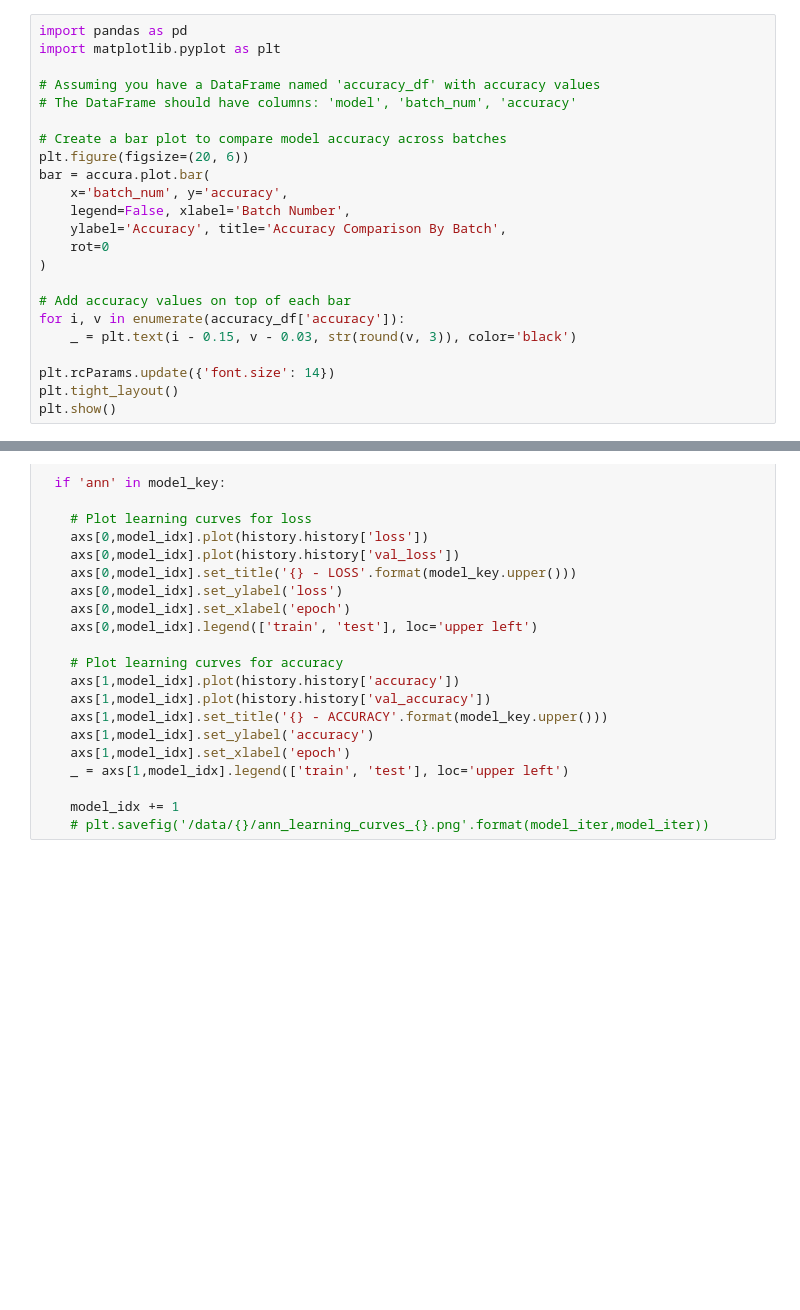
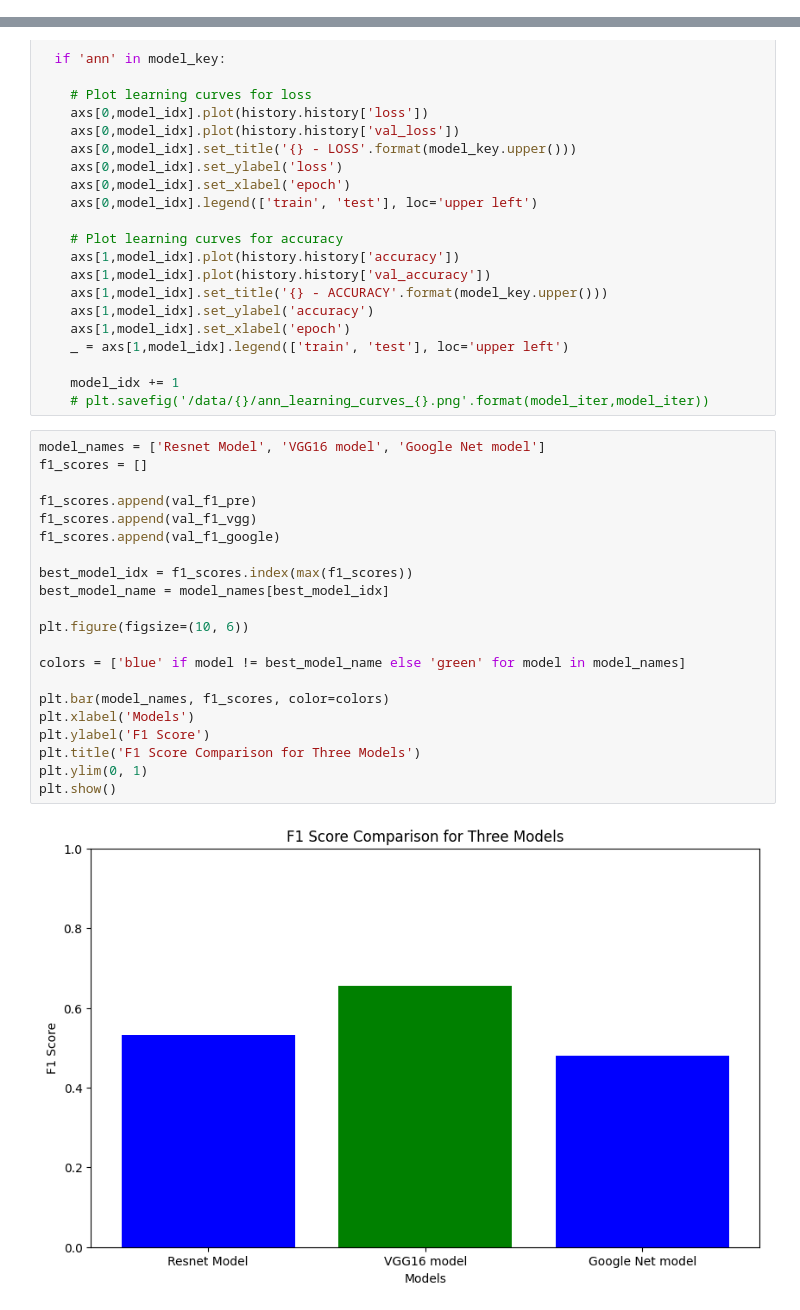
Before and after one commit to fdeloscogna/Python_experiment, a Jupyter notebook: Tesi_Python_section.ipynb, the cells around one changed output, grey strips where cells are left out. Drawn from its saved outputs; the diff is of its cells as text; blank space fills up the shorter version.

```diff
--- a/Tesi_Python_section.ipynb
+++ b/Tesi_Python_section.ipynb
@@ -828,29 +827,6 @@ for i, v in enumerate(viz_df[viz_df['variable']=='original']['value']):
 plt.rcParams.update({'font.size': 14})
 plt.tight_layout()
 # plt.savefig('/data/{}/accuracy_comparison_by_model_{}.png'.format(model_iter,model_iter))
-# %%
-import pandas as pd
-import matplotlib.pyplot as plt
-
-# Assuming you have a DataFrame named 'accuracy_df' with accuracy values
-# The DataFrame should have columns: 'model', 'batch_num', 'accuracy'
-
-# Create a bar plot to compare model accuracy across batches
-plt.figure(figsize=(20, 6))
-bar = accura.plot.bar(
-    x='batch_num', y='accuracy',
-    legend=False, xlabel='Batch Number',
-    ylabel='Accuracy', title='Accuracy Comparison By Batch',
-    rot=0
-)
-
-# Add accuracy values on top of each bar
-for i, v in enumerate(accuracy_df['accuracy']):
-    _ = plt.text(i - 0.15, v - 0.03, str(round(v, 3)), color='black')
-
-plt.rcParams.update({'font.size': 14})
-plt.tight_layout()
-plt.show()
 # %%
 ##################################################
 # Plot Learning Curves of Training and Validation
@@ -884,3 +860,26 @@ for model_key, history in history_dict.items():
 
     model_idx += 1
     # plt.savefig('/data/{}/ann_learning_curves_{}.png'.format(model_iter,model_iter))
+# %%
+model_names = ['Resnet Model', 'VGG16 model', 'Google Net model']
+f1_scores = []
+
+f1_scores.append(val_f1_pre)
+f1_scores.append(val_f1_vgg)
+f1_scores.append(val_f1_google)
+
+best_model_idx = f1_scores.index(max(f1_scores))
+best_model_name = model_names[best_model_idx]
+
+plt.figure(figsize=(10, 6))
+
+colors = ['blue' if model != best_model_name else 'green' for model in model_names]
+
+plt.bar(model_names, f1_scores, color=colors)
+plt.xlabel('Models')
+plt.ylabel('F1 Score')
+plt.title('F1 Score Comparison for Three Models')
+plt.ylim(0, 1)
+plt.show()
+# %% [output]
+[figure, added]
```
Also changed, not shown: parts of 5 cells of this notebook.
